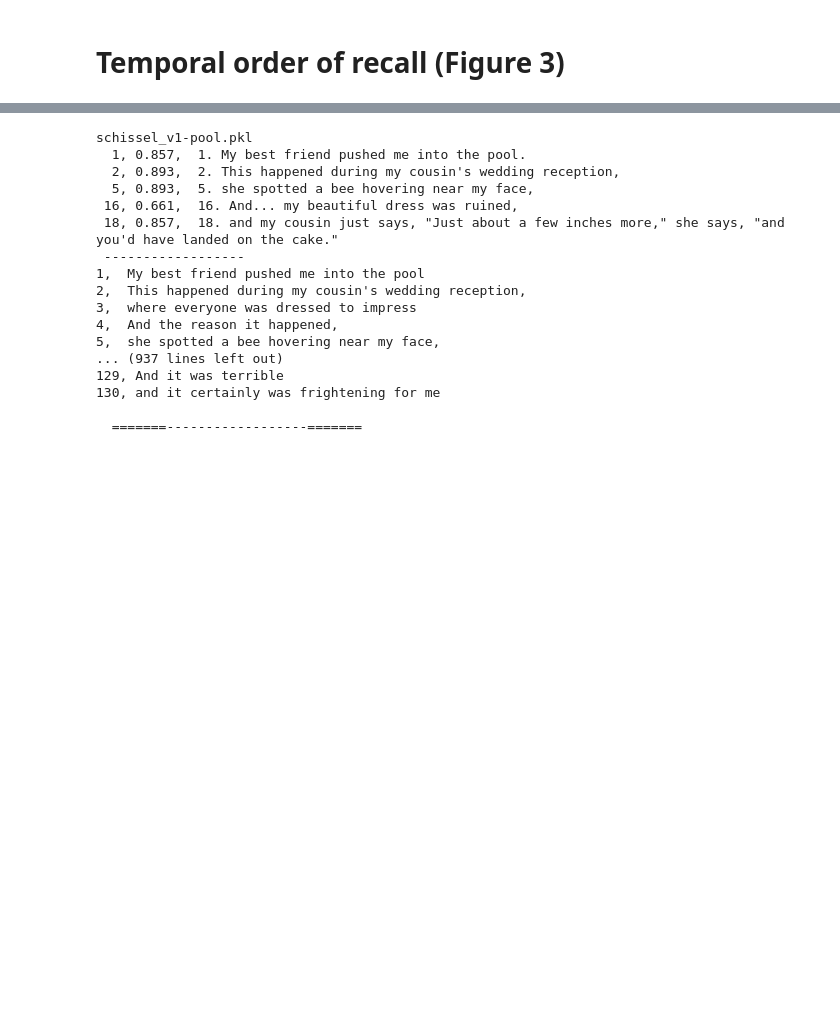
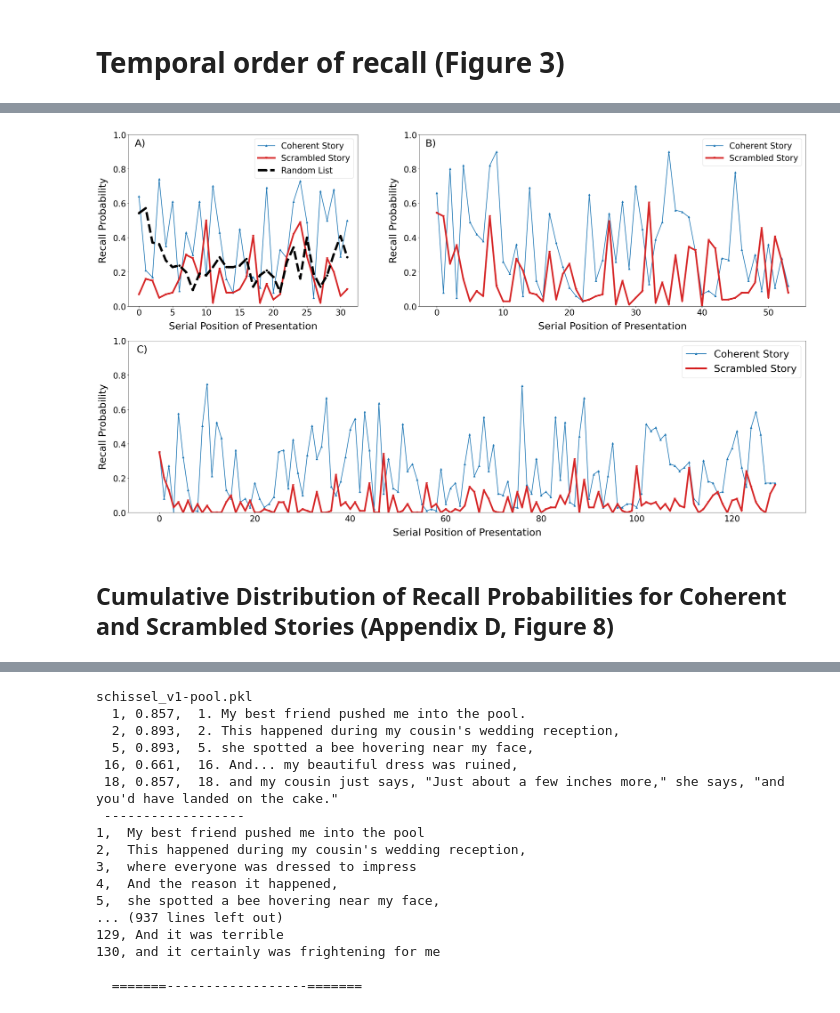
Before and after one commit to mkatkov/llm-narrative-analysis, a Jupyter notebook: paper_figures.ipynb, the cells around one changed output, grey strips where cells are left out. Drawn from its saved outputs; the diff is of its cells as text; code cells hidden in the pictures; blank space fills up the shorter version.

```diff
--- a/paper_figures.ipynb
+++ b/paper_figures.ipynb
@@ -956,0 +1115,9 @@ UnpicklingError: invalid load key, '\x00'.
+# %%
+file_names = files_in_folder('compiled_data','.pkl')
+
+exclude_set = ['boyscout.pkl','panic.pkl']
+scram_set = ['boyscout-scrambled.pkl','triplett_v1-rookie-scrambled.pkl','hester_v2-church-scrambled.pkl','stein-scrambled.pkl']
+include_set = []
+for f in file_names:
+    if f not in exclude_set:
+        include_set +=[f]
@@ -956,0 +1220,8 @@ UnpicklingError: invalid load key, '\x00'.
+# %%
+#this function computes the recall probability curve for a given experiment
+def recall_prob_dist(dataset):
+    recall_data = dataset['recall scores']
+    segmentation = dataset['segmentation']
+    recall_hits = get_hit_matrix(recall_data,segmentation)
+    recall_prob = recall_hits.mean(axis = 0)    #axis 0 is population
+    return recall_prob
@@ -956,0 +1276,59 @@ UnpicklingError: invalid load key, '\x00'.
+# %%
+fig = plt.figure(figsize=(36.5, 20.5))  #, layout="constrained"
+spec = fig.add_gridspec(2, 2,width_ratios=[32,54.])
+
+
+ax0 = fig.add_subplot(spec[1, :])
+
+ids = 0;
+id_scram = 11
+ax0.plot(prec_list[2],'-^',color = 'tab:blue',linewidth = 2,label = 'Coherent Story')
+ax0.plot(prec_list_scram[2][seg_map_list[2]],'-v',linewidth = 5,color = 'tab:red',label = 'Scrambled Story')
+ax0.set_ylim([0,1])
+ax0.set_xlabel('Serial Position of Presentation',labelpad = 15,fontsize = 30)
+ax0.set_ylabel('Recall Probability',labelpad = 15,fontsize = 30)
+
+ax0.legend(fontsize = 30)
+
+
+ax10 = fig.add_subplot(spec[0, 0])
+
+
+id10 = 0
+ax10.plot(prec_list[id10],'-^',color = 'tab:blue',linewidth = 2,label = 'Coherent Story')
+ax10.plot(prec_list_scram[id10][seg_map_list[id10]],'-v',linewidth = 5,color = 'tab:red',label = 'Scrambled Story')
+ax10.plot(word_data['serial_position_curve'],'--o',color = '0',linewidth = 7,label = 'Random List')
+ax10.set_ylim([0,1])
+ax10.set_xlabel('Serial Position of Presentation',labelpad = 15,fontsize = 30)
+ax10.set_ylabel('Recall Probability',labelpad = 15,fontsize = 30)
+ax10.legend(fontsize = 25)
+
+
+ax11 = fig.add_subplot(spec[0, 1])
+
+id11 = 1
+ax11.plot(prec_list[id11],'-^',color = 'tab:blue',linewidth = 2,label = 'Coherent Story')
+ax11.plot(prec_list_scram[id11][seg_map_list[id11]],'-v',linewidth = 5,color = 'tab:red',label = 'Scrambled Story')
+ax11.set_ylim([0,1])
+ax11.set_xlabel('Serial Position of Presentation',labelpad = 15,fontsize = 30)
+ax11.set_ylabel('Recall Probability',labelpad = 15,fontsize = 30)
+ax11.legend(fontsize = 25)
+
+
+ax0.tick_params(axis='both', which='major', labelsize=25)
+ax10.tick_params(axis='both', which='major', labelsize=25)
+ax11.tick_params(axis='both', which='major', labelsize=25)
+
+
+ax10.set_title('A)',fontsize = 30,x = .05, y = 1,pad = -35)
+ax11.set_title('B)',fontsize = 30,x = .03, y = 1,pad = -35)
+ax0.set_title('C)', fontsize = 30,x = .02, y = 1,pad = -35)
+
+
+
+#plt.savefig('serial-position-curves.pdf',bbox_inches = 'tight')
+plt.show()
+# %% [output]
+[figure, added]
+# %% [markdown]
+## Cumulative Distribution of Recall Probabilities for Coherent and Scrambled Stories (Appendix D,  Figure 8)
```
Also changed, not shown: parts of 26 cells of this notebook, 2 other files.
